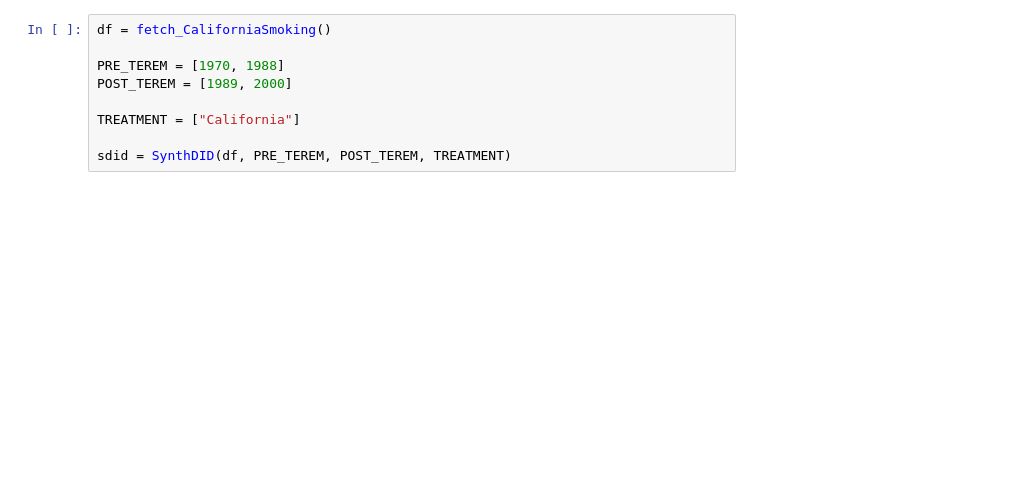
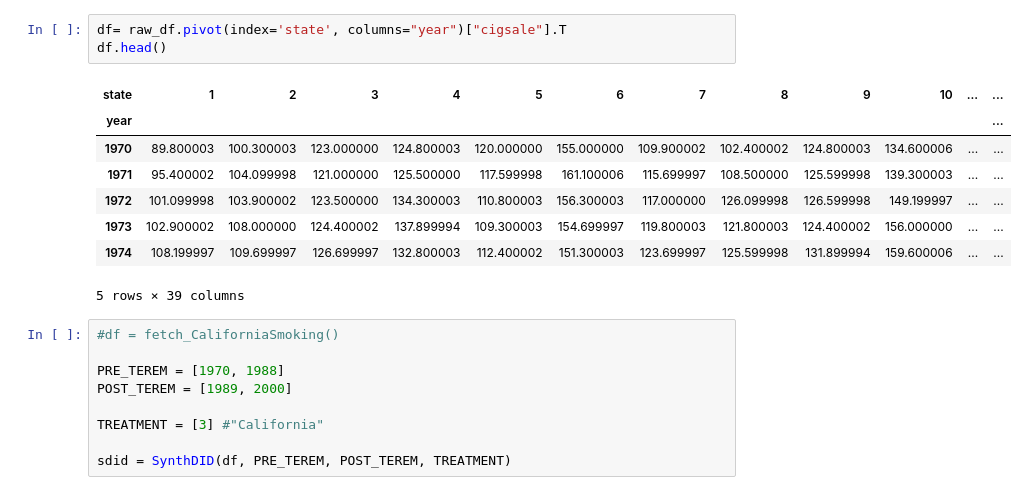
Before and after one commit to MasaAsami/pysynthdid, a Jupyter notebook: notebook/ClassicSCM.ipynb, the cells around one changed output. Drawn from its saved outputs; the diff is of its cells as text; blank space fills up the shorter version.

```diff
--- a/notebook/ClassicSCM.ipynb
+++ b/notebook/ClassicSCM.ipynb
@@ -21,10 +36,22 @@ from synthdid.sample_data import fetch_CaliforniaSmoking
+# %%
+df= raw_df.pivot(index='state', columns="year")["cigsale"].T
+df.head()
+# %% [output]
+| state | 1 | 2 | 3 | 4 | 5 | 6 | 7 | 8 | 9 | 10 | ... | ... |
+| year |  |  |  |  |  |  |  |  |  |  |  | ... |
+| 1970 | 89.800003 | 100.300003 | 123.000000 | 124.800003 | 120.000000 | 155.000000 | 109.900002 | 102.400002 | 124.800003 | 134.600006 | ... | ... |
+| 1971 | 95.400002 | 104.099998 | 121.000000 | 125.500000 | 117.599998 | 161.100006 | 115.699997 | 108.500000 | 125.599998 | 139.300003 | ... | ... |
+| 1972 | 101.099998 | 103.900002 | 123.500000 | 134.300003 | 110.800003 | 156.300003 | 117.000000 | 126.099998 | 126.599998 | 149.199997 | ... | ... |
+| 1973 | 102.900002 | 108.000000 | 124.400002 | 137.899994 | 109.300003 | 154.699997 | 119.800003 | 121.800003 | 124.400002 | 156.000000 | ... | ... |
+| 1974 | 108.199997 | 109.699997 | 126.699997 | 132.800003 | 112.400002 | 151.300003 | 123.699997 | 125.599998 | 131.899994 | 159.600006 | ... | ... |
+5 rows × 39 columns
 # %%
-df = fetch_CaliforniaSmoking()
+#df = fetch_CaliforniaSmoking()
 
 PRE_TEREM = [1970, 1988]
 POST_TEREM = [1989, 2000]
 
-TREATMENT = ["California"]
+TREATMENT = [3] #"California"
 
 sdid = SynthDID(df, PRE_TEREM, POST_TEREM, TREATMENT)
 # %%
```
Also changed, not shown: parts of 28 cells of this notebook, 2 other files.
